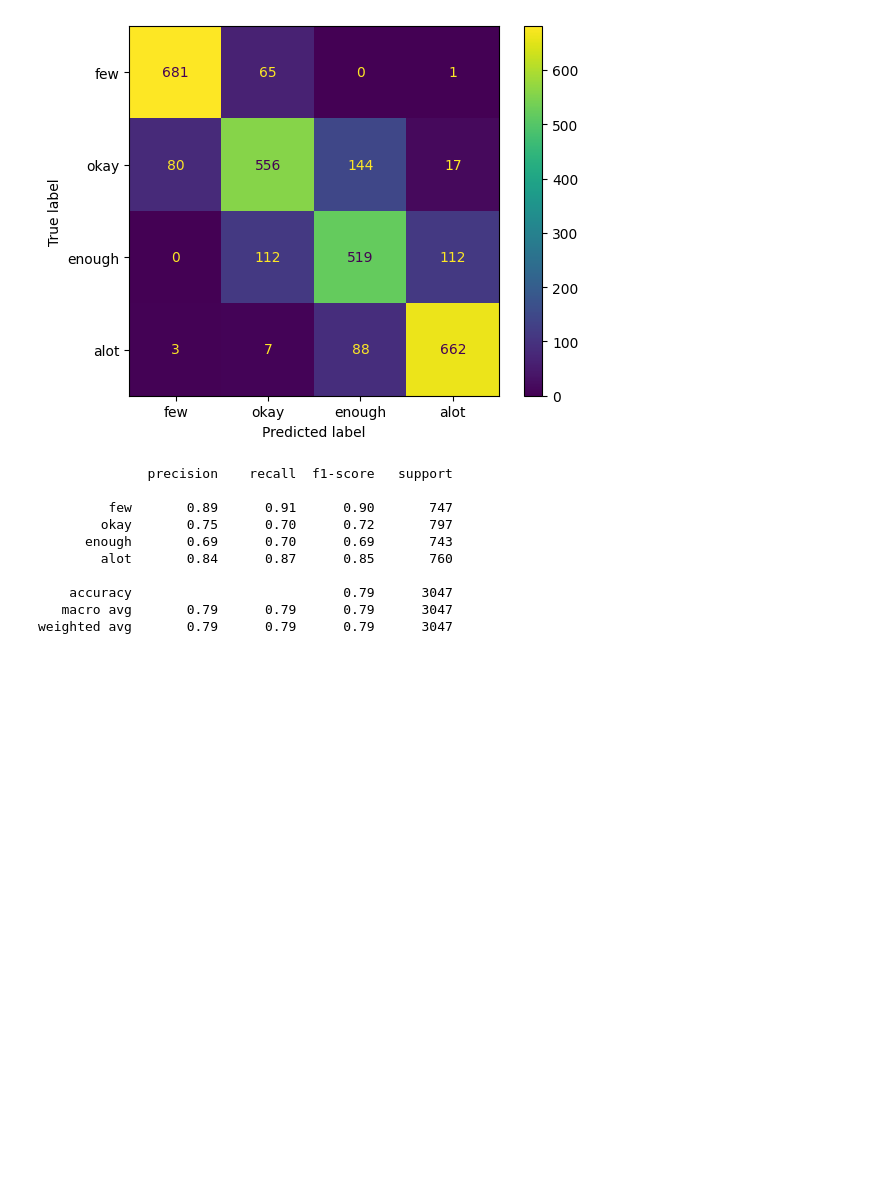
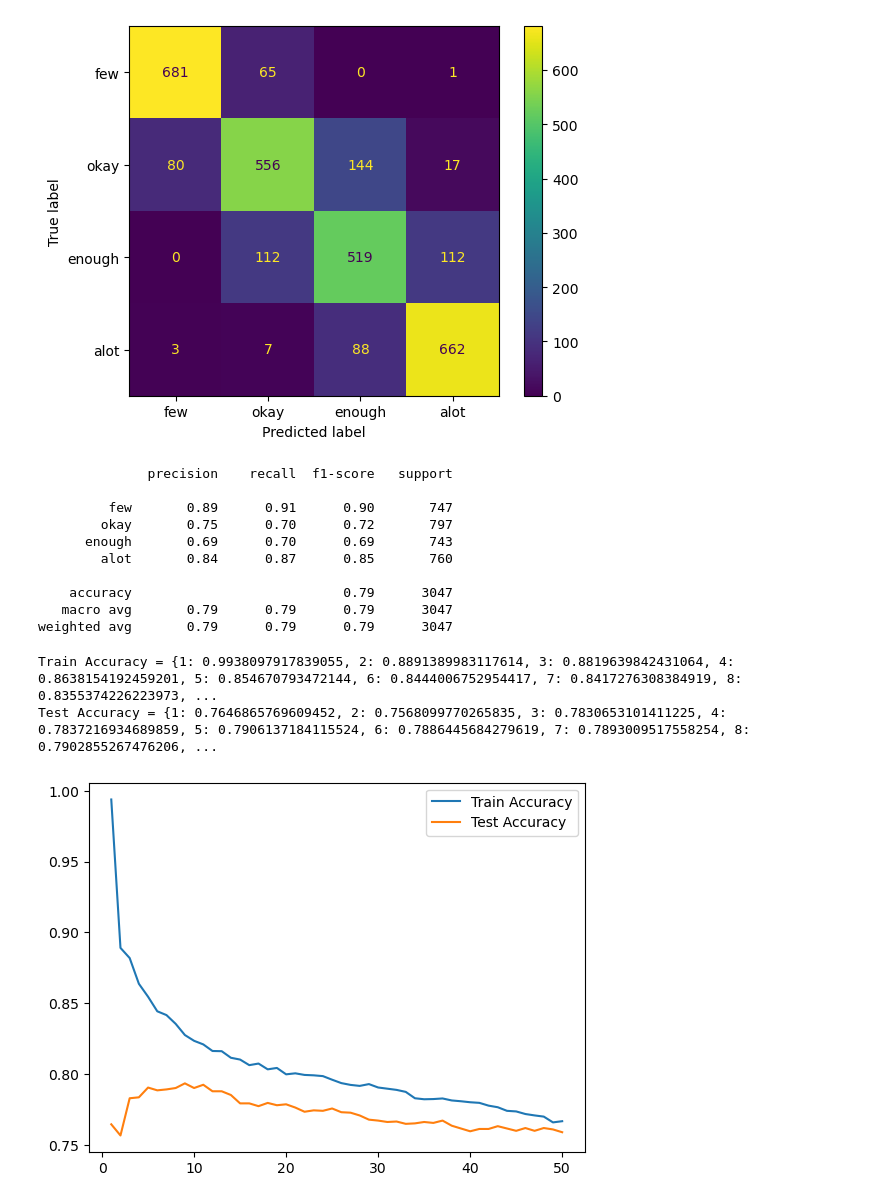
Before and after one commit to annan92419/GaState, a Jupyter notebook: grad_projects/CSC6780 - Data Science/project_main.ipynb, the cells around one changed output. Cells and saved outputs as stored; diff of their text form; code cells hidden in the pictures; blank space fills up the shorter version.

```diff
--- a/grad_projects/CSC6780 - Data Science/project_main.ipynb
+++ b/grad_projects/CSC6780 - Data Science/project_main.ipynb
@@ -851,3 +851,28 @@ Train Accuracy Score = 82.77%
     accuracy                           0.79      3047
    macro avg       0.79      0.79      0.79      3047
 weighted avg       0.79      0.79      0.79      3047
+# %%
+# visualizing the optimal number of neighbors or/and max depth
+train_acc = {}
+test_acc = {}
+neighbors = range(1, 51)
+
+for neighbor in neighbors:
+    knn = KNeighborsClassifier(n_neighbors=neighbor)
+    knn.fit(Xtrain, ytrain)
+    trainscore = knn.score(Xtrain, ytrain)
+    testscore = knn.score(Xtest, ytest)
+    train_acc[neighbor] = trainscore
+    test_acc[neighbor] = testscore
+
+print(f'Train Accuracy = {train_acc} \nTest Accuracy = {test_acc}')
+# %% [output]
+Train Accuracy = {1: 0.9938097917839055, 2: 0.8891389983117614, 3: 0.8819639842431064, 4: 0.8638154192459201, 5: 0.854670793472144, 6: 0.8444006752954417, 7: 0.8417276308384919, 8: 0.8355374226223973, ...
+Test Accuracy = {1: 0.7646865769609452, 2: 0.7568099770265835, 3: 0.7830653101411225, 4: 0.7837216934689859, 5: 0.7906137184115524, 6: 0.7886445684279619, 7: 0.7893009517558254, 8: 0.7902855267476206, ...
+# %%
+plt.plot(neighbors, train_acc.values(), label='Train Accuracy')
+plt.plot(neighbors, test_acc.values(), label='Test Accuracy')
+plt.legend()
+plt.show()
+# %% [output]
+[figure, added]
```
Also changed, not shown: parts of 2 cells of this notebook.
